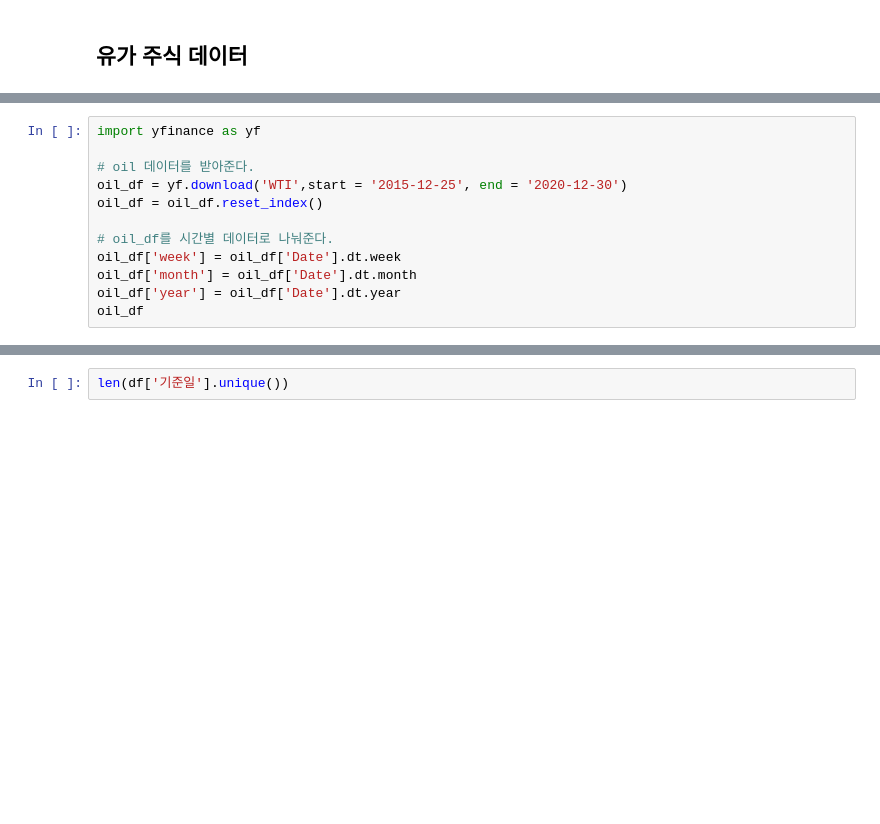
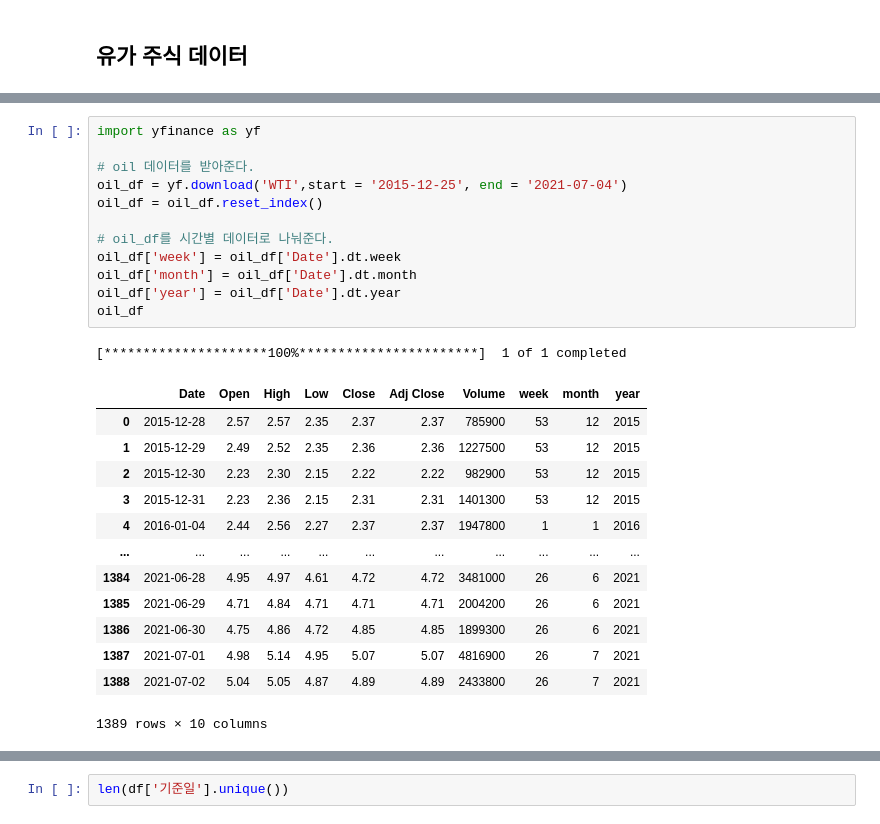
Before and after one commit to qkrwjdduf159/BigContest, a Jupyter notebook: final_analysis(연어).ipynb, the cells around one changed output, grey strips where cells are left out. Cells and saved outputs as stored; diff of their text form; blank space fills up the shorter version.

```diff
--- a/final_analysis(연어).ipynb
+++ b/final_analysis(연어).ipynb
@@ -469,12 +565,27 @@ ax[2].set_xlabel('')
 # %%
 import yfinance as yf
 
 # oil 데이터를 받아준다.
-oil_df = yf.download('WTI',start = '2015-12-25', end = '2020-12-30')
+oil_df = yf.download('WTI',start = '2015-12-25', end = '2021-07-04')
 oil_df = oil_df.reset_index()
 
 # oil_df를 시간별 데이터로 나눠준다.
 oil_df['week'] = oil_df['Date'].dt.week
 oil_df['month'] = oil_df['Date'].dt.month
 oil_df['year'] = oil_df['Date'].dt.year
 oil_df
+# %% [output]
+[*********************100%***********************]  1 of 1 completed
+|  | Date | Open | High | Low | Close | Adj Close | Volume | week | month | year |
+| 0 | 2015-12-28 | 2.57 | 2.57 | 2.35 | 2.37 | 2.37 | 785900 | 53 | 12 | 2015 |
+| 1 | 2015-12-29 | 2.49 | 2.52 | 2.35 | 2.36 | 2.36 | 1227500 | 53 | 12 | 2015 |
+| 2 | 2015-12-30 | 2.23 | 2.30 | 2.15 | 2.22 | 2.22 | 982900 | 53 | 12 | 2015 |
+| 3 | 2015-12-31 | 2.23 | 2.36 | 2.15 | 2.31 | 2.31 | 1401300 | 53 | 12 | 2015 |
+| 4 | 2016-01-04 | 2.44 | 2.56 | 2.27 | 2.37 | 2.37 | 1947800 | 1 | 1 | 2016 |
+| ... | ... | ... | ... | ... | ... | ... | ... | ... | ... | ... |
+| 1384 | 2021-06-28 | 4.95 | 4.97 | 4.61 | 4.72 | 4.72 | 3481000 | 26 | 6 | 2021 |
+| 1385 | 2021-06-29 | 4.71 | 4.84 | 4.71 | 4.71 | 4.71 | 2004200 | 26 | 6 | 2021 |
+| 1386 | 2021-06-30 | 4.75 | 4.86 | 4.72 | 4.85 | 4.85 | 1899300 | 26 | 6 | 2021 |
+| 1387 | 2021-07-01 | 4.98 | 5.14 | 4.95 | 5.07 | 5.07 | 4816900 | 26 | 7 | 2021 |
+| 1388 | 2021-07-02 | 5.04 | 5.05 | 4.87 | 4.89 | 4.89 | 2433800 | 26 | 7 | 2021 |
+1389 rows × 10 columns
```
Also changed, not shown: parts of 31 cells of this notebook.
